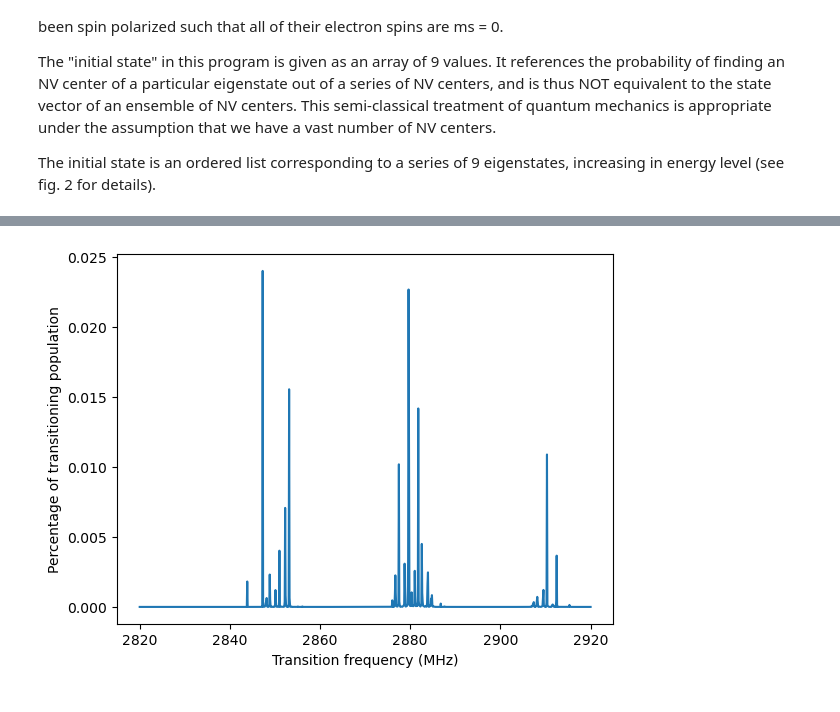
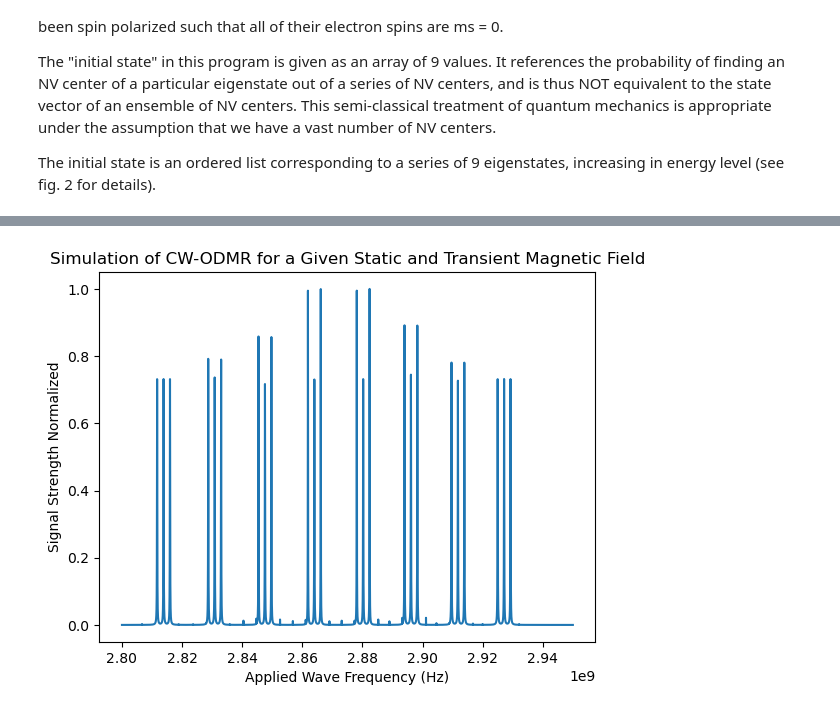
Before and after one commit to qt3uw/qt3qutipsandbox, a Jupyter notebook: notebooks/Power_Broadened_Examples.ipynb, the cells around one changed output, grey strips where cells are left out. Saved outputs shown, nothing was run; the diff lists cells and outputs as text; code cells hidden in the pictures.

```diff
--- a/notebooks/Power_Broadened_Examples.ipynb
+++ b/notebooks/Power_Broadened_Examples.ipynb
@@ -14,4 +18,4 @@ The "initial state" in this program is given as an array of 9 values. It referen
 
 The initial state is an ordered list corresponding to a series of 9 eigenstates, increasing in energy level (see fig. 2 for details).
 # %%
-initial_state = [0, 1/3, 0, 0, 0, 0, 0, 1/3, 1/3] # Initial distribution of population per eigenstate
+initial_state = [1/3, 1/3, 1/3, 0, 0, 0, 0, 0, 0] # Initial distribution of population per eigenstate
@@ -24,4 +30,4 @@ The static magnetic field vector lowers degeneracy in the spin +-1 energy levels
 # %%
-static_bvec = [0, 0, 3.E-2] # Applied static magnetic field in Tesla
-transition_bvec = np.array([0., 1.E-4, 0]) # RF field vector, for transition amplitudes
+static_bvec = 0.005 * np.array([0.4, 0.1, -0.2]) # Applied static magnetic field in Tesla
+transition_bvec = np.array([0., 0, 1.E-5]) # RF field vector, for transition amplitudes
 # %% [markdown]
@@ -51,8 +65,16 @@ p = NVGroundParameters14N()
 # %%
-plot_nv_config_averaging_power_broad(transition_bvec=transition_bvec, static_bvec=static_bvec,
-                                     initial_state=initial_state)
+frequencies = np.linspace(2.8E9, 2.95E9, num=2**16) # Line space of frequencies to plot across
+spectrum = get_power_broadened_spectrum_nv_axis_average(frequencies, transition_bvec, static_bvec, initial_state)
+spectrum = spectrum/max(spectrum) # Normalize spectrum to max value of 1
+
+# Plot
+fig = plt.plot(frequencies, spectrum)
+plt.xlabel("Applied Wave Frequency (Hz)")
+plt.ylabel("Signal Strength Normalized")
+plt.title("Simulation of CW-ODMR for a Given Static and Transient Magnetic Field")
+plt.show()
 # %% [output]
-[figure, old version]
+[figure, new version]
 # %% [markdown]
 # Analysis of the spectrum
 
```
Also changed, not shown: parts of 9 cells of this notebook, 1 other file.
